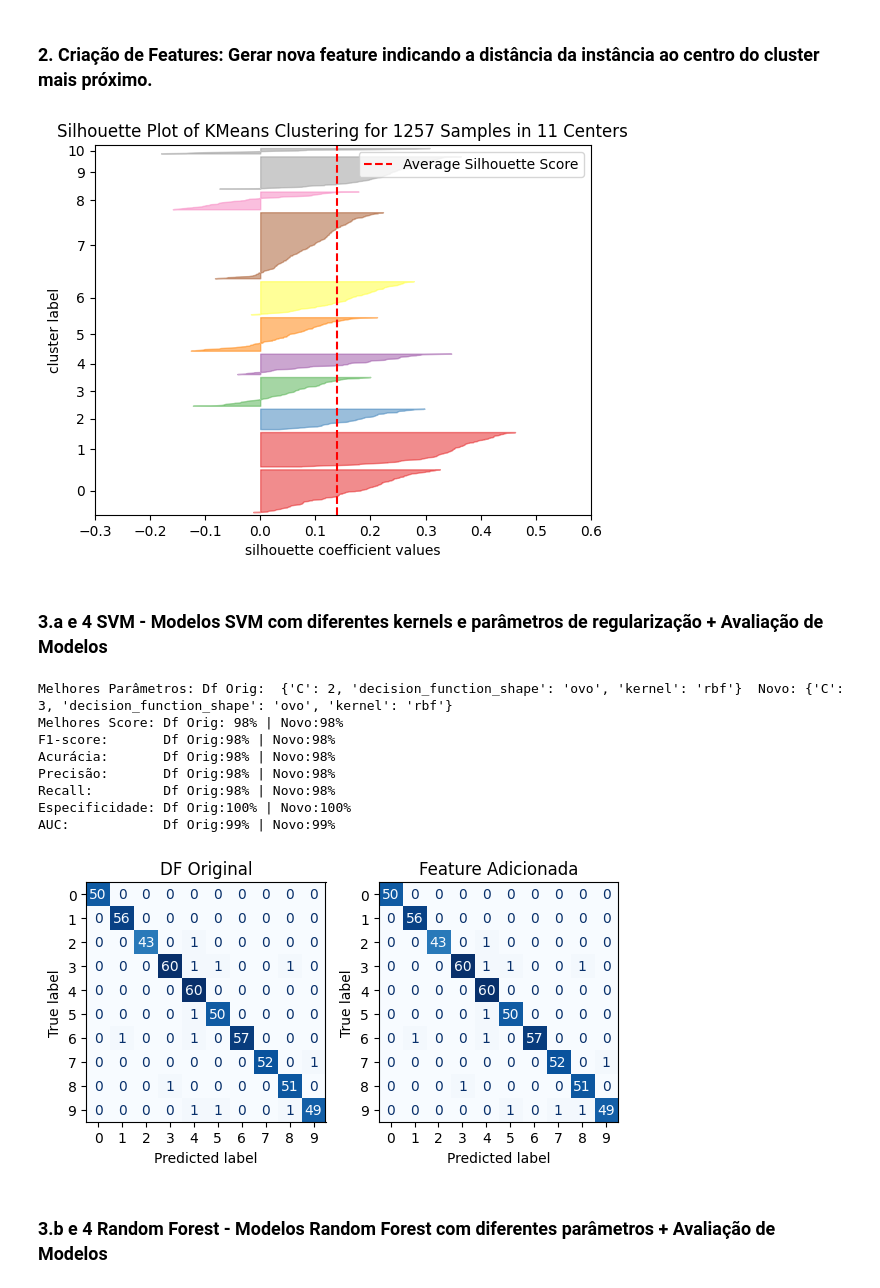
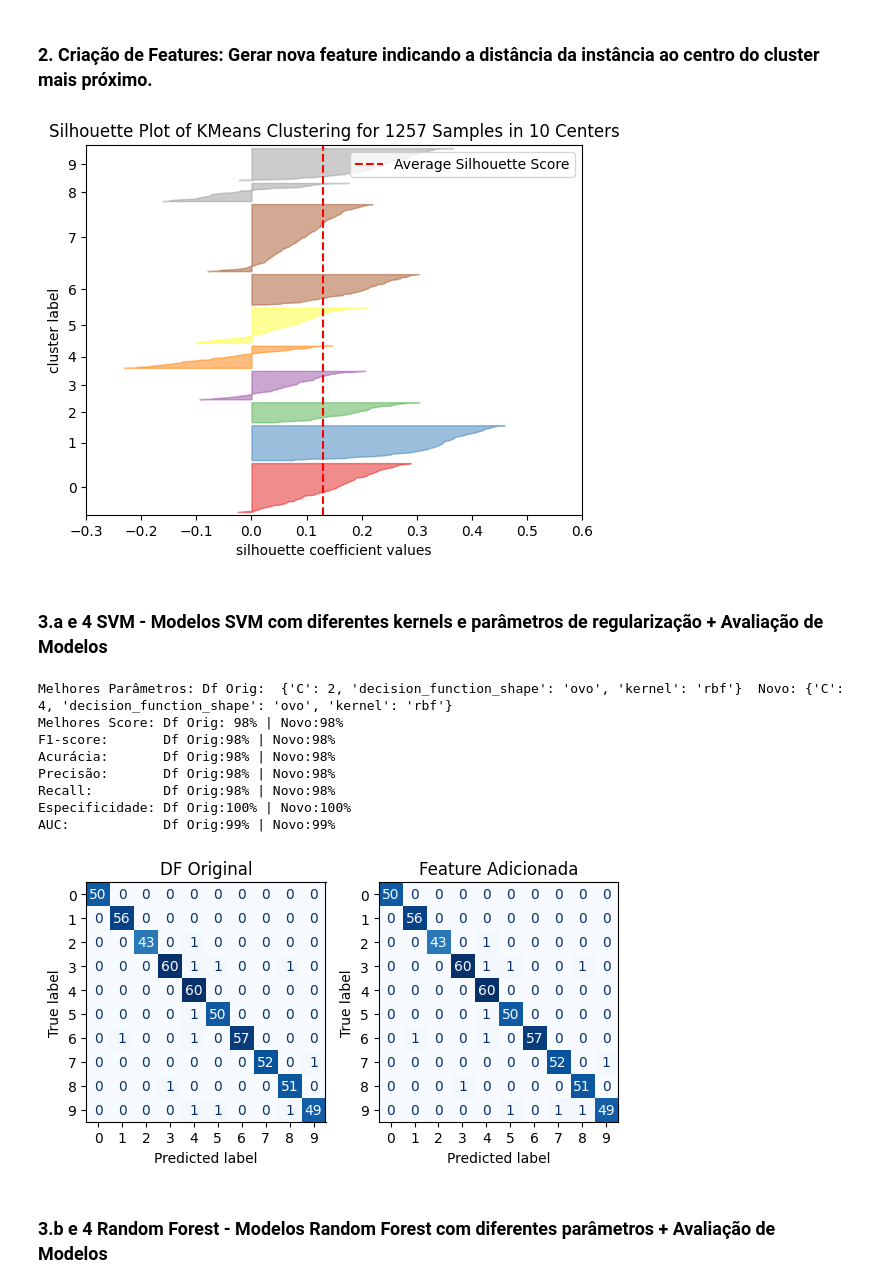
Before and after one commit to rodrigo1992-cmyk/Faculdade, a Jupyter notebook: Notebooks/rodrigo_mesquita_PB_TP4_V2.ipynb, the cells around one changed output. Saved outputs shown, nothing was run; the diff lists cells and outputs as text; code cells hidden in the pictures.

```diff
--- a/Notebooks/rodrigo_mesquita_PB_TP4_V2.ipynb
+++ b/Notebooks/rodrigo_mesquita_PB_TP4_V2.ipynb
@@ -299,18 +317,18 @@ x_train, x_test, y_train, y_test = treinar_kmeans(X,Y, 0.3)
 # %% [markdown]
 ### 2. Criação de Features: Gerar nova feature indicando a distância da instância ao centro do cluster mais próximo.
 # %%
-x_train_new, x_test_new = criar_feature(x_train, x_test, K=11)
+x_train_new, x_test_new = criar_feature(x_train, x_test, K=10)
 # %% [output]
-[figure, old version]
+[figure, new version]
 # %% [markdown]
 ### 3.a e 4 SVM - Modelos SVM com diferentes kernels e parâmetros de regularização + Avaliação de Modelos
 # %%
 param_grid = {'kernel': ['linear', 'rbf', 'sigmoid'], 'C': [ 1, 2, 3, 4, 5, 10, 15], 'decision_function_shape':['ovo']}
 model1, y_pred1, model2, y_pred2 = treinar_modelo(x_train, x_train_new, x_test, x_test_new, y_train, SVC(), param_grid, 5)
 
-plotar_metricas(model1, y_pred1, model2, y_pred2, y_test, W=6, H=6)
+acc1, prec1, rec1, acc2, prec2, rec2 = plotar_metricas(model1, y_pred1, model2, y_pred2, y_test, W=6, H=6)
 # %% [output]
-Melhores Parâmetros: Df Orig:  {'C': 2, 'decision_function_shape': 'ovo', 'kernel': 'rbf'}  Novo: {'C': 3, 'decision_function_shape': 'ovo', 'kernel': 'rbf'}
+Melhores Parâmetros: Df Orig:  {'C': 2, 'decision_function_shape': 'ovo', 'kernel': 'rbf'}  Novo: {'C': 4, 'decision_function_shape': 'ovo', 'kernel': 'rbf'}
 Melhores Score: Df Orig: 98% | Novo:98%
 F1-score:       Df Orig:98% | Novo:98%
 Acurácia:       Df Orig:98% | Novo:98%
```
Also changed, not shown: parts of 23 cells of this notebook.
